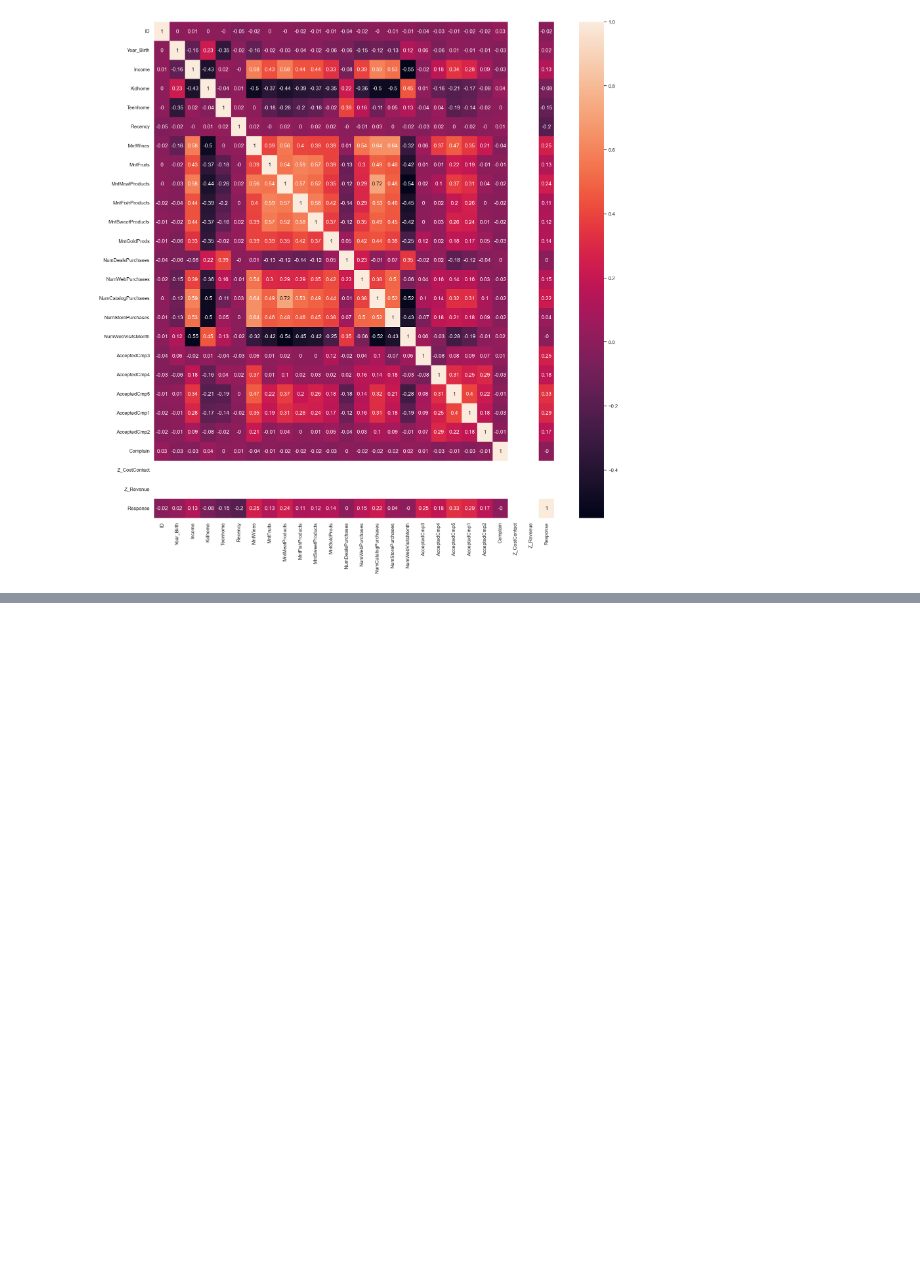
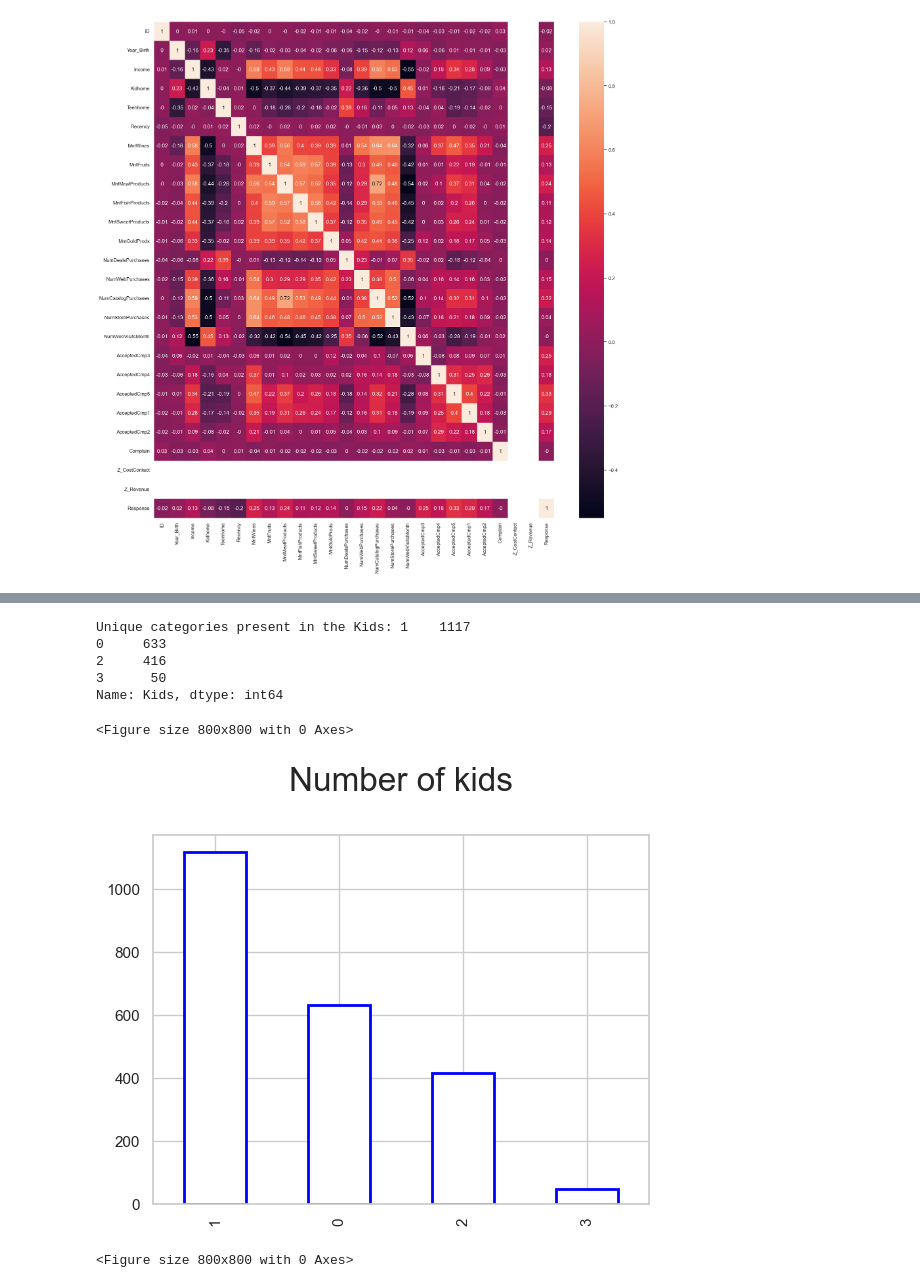
Before and after one commit to StevanGrujic/ML_Projekat2, a Jupyter notebook: Projekat 2.ipynb, the cells around one changed output, grey strips where cells are left out. Saved outputs shown, nothing was run; the diff lists cells and outputs as text; code cells hidden in the pictures; blank space fills up the shorter version.

```diff
--- a/Projekat 2.ipynb
+++ b/Projekat 2.ipynb
@@ -139,0 +232,4 @@ sns.heatmap(data=df_corr, annot=True, ax=ax);
+# %%
+#REPLACING THE CONFLICT VALUES IN Marital_status..
+df_reduced['Marital_Status'] = df_reduced['Marital_Status'].replace(['Married', 'Together'],'Relationship')
+df_reduced['Marital_Status'] = df_reduced['Marital_Status'].replace(['Divorced', 'Widow', 'Alone', 'YOLO', 'Absurd'],'Single')
@@ -139,0 +240,4 @@ sns.heatmap(data=df_corr, annot=True, ax=ax);
+# %%
+#REPLACING THE CONFLICT VALUES IN Marital_status..
+df_reduced['Education'] = df_reduced['Education'].replace(['Graduation', 'PhD', 'Master','2n Cycle'],'Academic')
+df_reduced['Education'] = df_reduced['Education'].replace(['Basic'],'Non-Academic')
@@ -139,0 +252,24 @@ sns.heatmap(data=df_corr, annot=True, ax=ax);
+# %%
+# create a new column 'Kids' by summing the 'Kidhome' and 'Teenhome' columns
+df_reduced['Kids'] = df_reduced['Kidhome'] + df_reduced['Teenhome']
+
+# get the count of unique values in the 'Kids' column
+print("Unique categories present in the Kids:", df_reduced['Kids'].value_counts())
+
+# visualize the 'Kids' column with a bar chart
+df_reduced['Kids'].value_counts().plot(kind='bar',color = 'white',edgecolor = "blue",linewidth = 2)
+
+# add a title to the chart
+plt.title("Number of kids\n",fontsize=24)
+
+# set the size of the chart
+plt.figure(figsize=(8,8))
+# %% [output]
+Unique categories present in the Kids: 1    1117
+0     633
+2     416
+3      50
+Name: Kids, dtype: int64
+<Figure size 800x800 with 0 Axes>
+[figure, added]
+<Figure size 800x800 with 0 Axes>
```
Also changed, not shown: parts of 32 cells of this notebook.
